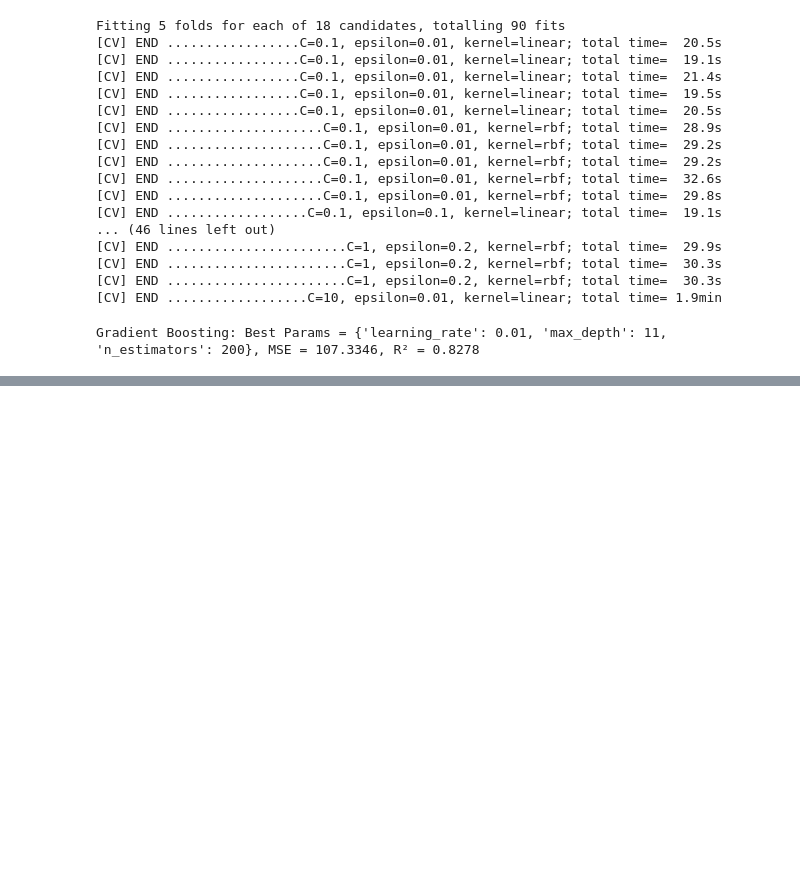
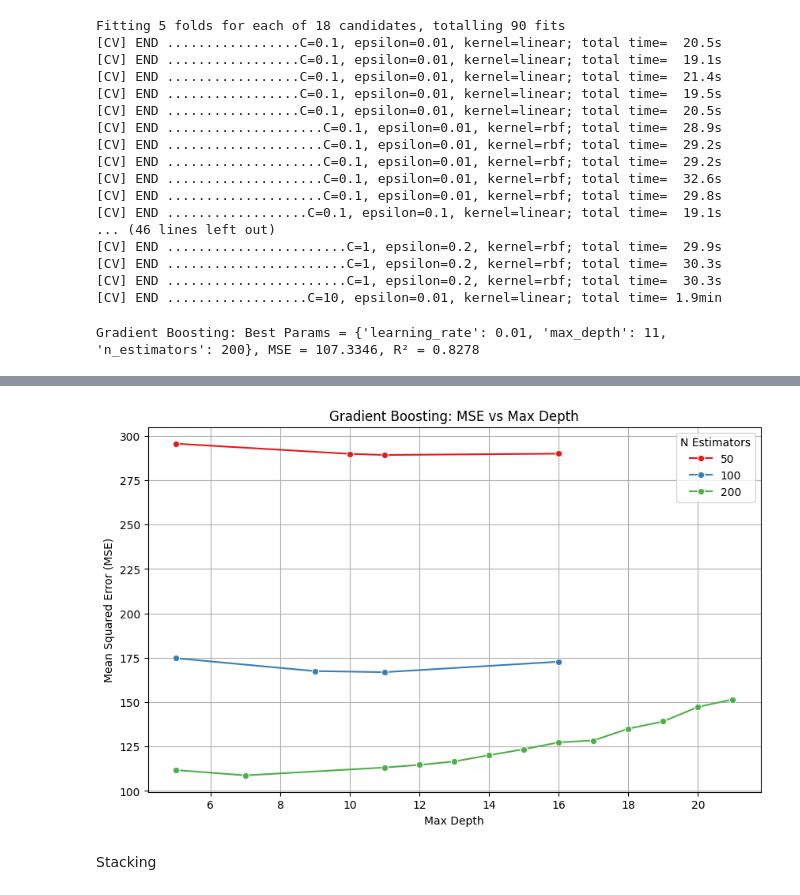
Before and after one commit to Pranav24112004/ML_HCT, a Jupyter notebook: AllModelImplementation.ipynb, the cells around one changed output, grey strips where cells are left out. Saved outputs shown, nothing was run; the diff lists cells and outputs as text; code cells hidden in the pictures; blank space fills up the shorter version.

```diff
--- a/AllModelImplementation.ipynb
+++ b/AllModelImplementation.ipynb
@@ -441,0 +586,29 @@ print(f"XGBoost: Best Params = {best_xgb_params}, MSE = {xgb_mse:.4f}, R² = {xg
+# %%
+import pandas as pd
+import matplotlib.pyplot as plt
+import seaborn as sns
+
+# Set figure size
+plt.figure(figsize=(10, 6))
+
+# Line plot for Gradient Boosting MSE vs Max Depth
+sns.lineplot(
+    data=all_results,
+    x="Max Depth", y="MSE",
+    hue="N Estimators", marker="o",
+    palette="Set1"
+)
+
+# Graph Labels
+plt.title("Gradient Boosting: MSE vs Max Depth")
+plt.xlabel("Max Depth")
+plt.ylabel("Mean Squared Error (MSE)")
+plt.legend(title="N Estimators")
+plt.grid(True)
+
+# Show the graph
+plt.show()
+# %% [output]
+[figure, added]
+# %% [markdown]
+Stacking
```
Also changed, not shown: parts of 10 cells of this notebook.
